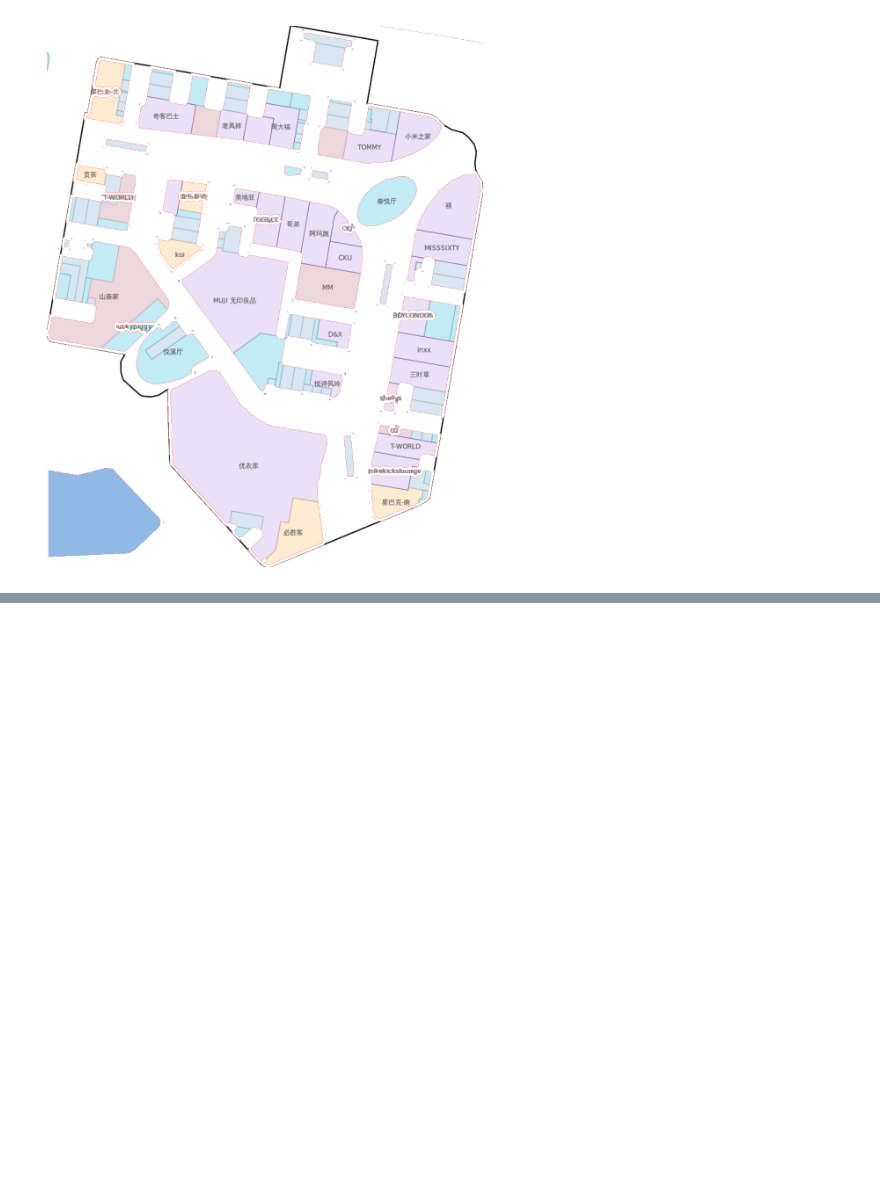
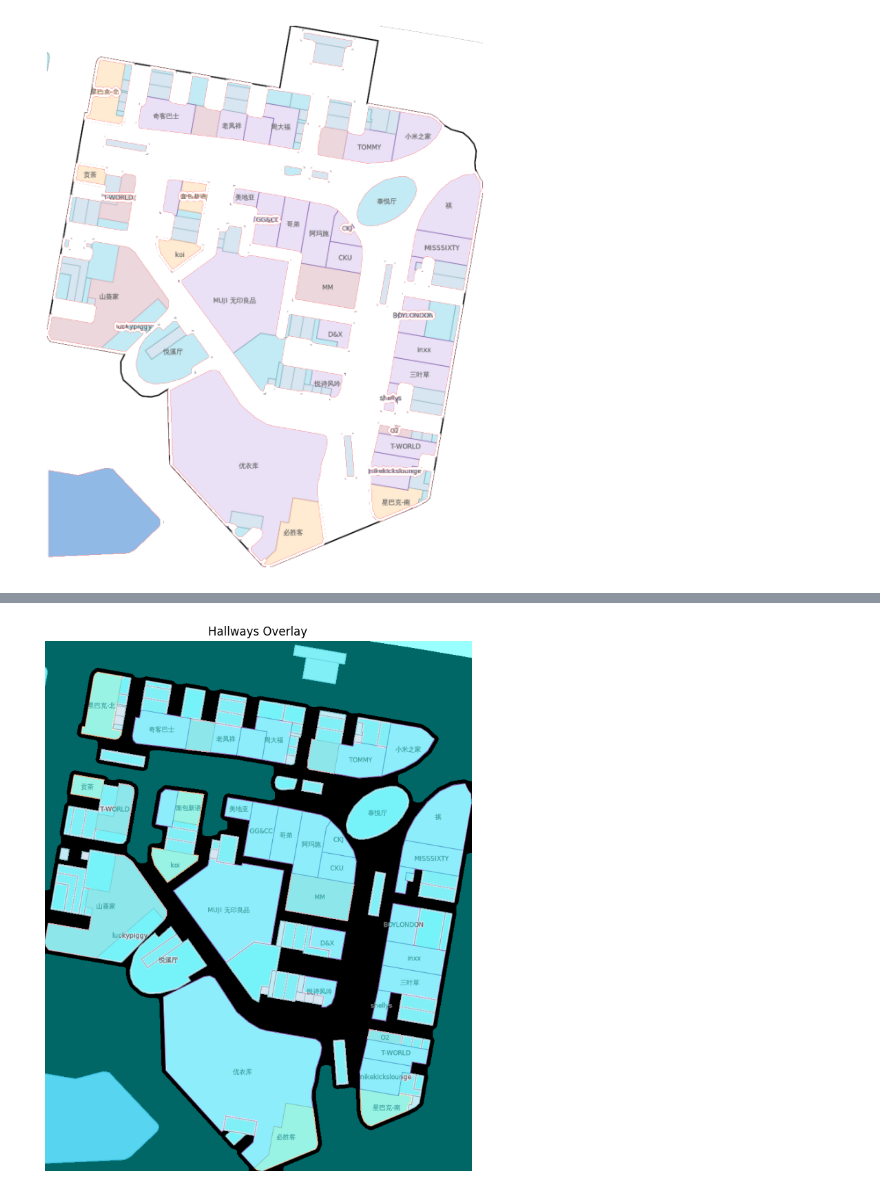
Before and after one commit to noaCohen8/indoor_localization_research, a Jupyter notebook: indoor_Microsoft_flow_real_data.ipynb, the cells around one changed output, grey strips where cells are left out. Drawn from its saved outputs; the diff is of its cells as text; code cells hidden in the pictures; blank space fills up the shorter version.

```diff
--- a/indoor_Microsoft_flow_real_data.ipynb
+++ b/indoor_Microsoft_flow_real_data.ipynb
@@ -482,0 +902,16 @@ plt.imshow(overlay); plt.axis('off'); plt.show()
+# %%
+# 1) build the hallway mask
+hall_mask, dbg = get_hallways_black_plus_teal(img_path, return_debug=True)
+
+# 2) overlay so you can judge it
+import cv2
+import matplotlib.pyplot as plt
+
+img = cv2.imread(str(img_path)); img = cv2.cvtColor(img, cv2.COLOR_BGR2RGB)
+overlay = img.copy()
+overlay[hall_mask > 0] = (0, 255, 255)           # cyan highlight
+blended = cv2.addWeighted(img, 0.6, overlay, 0.4, 0)
+
+plt.figure(figsize=(8,10)); plt.imshow(blended); plt.title("Hallways Overlay"); plt.axis('off'); plt.show()
+# %% [output]
+[figure, added]
```
Also changed, not shown: parts of 61 cells of this notebook, 10 other files.
